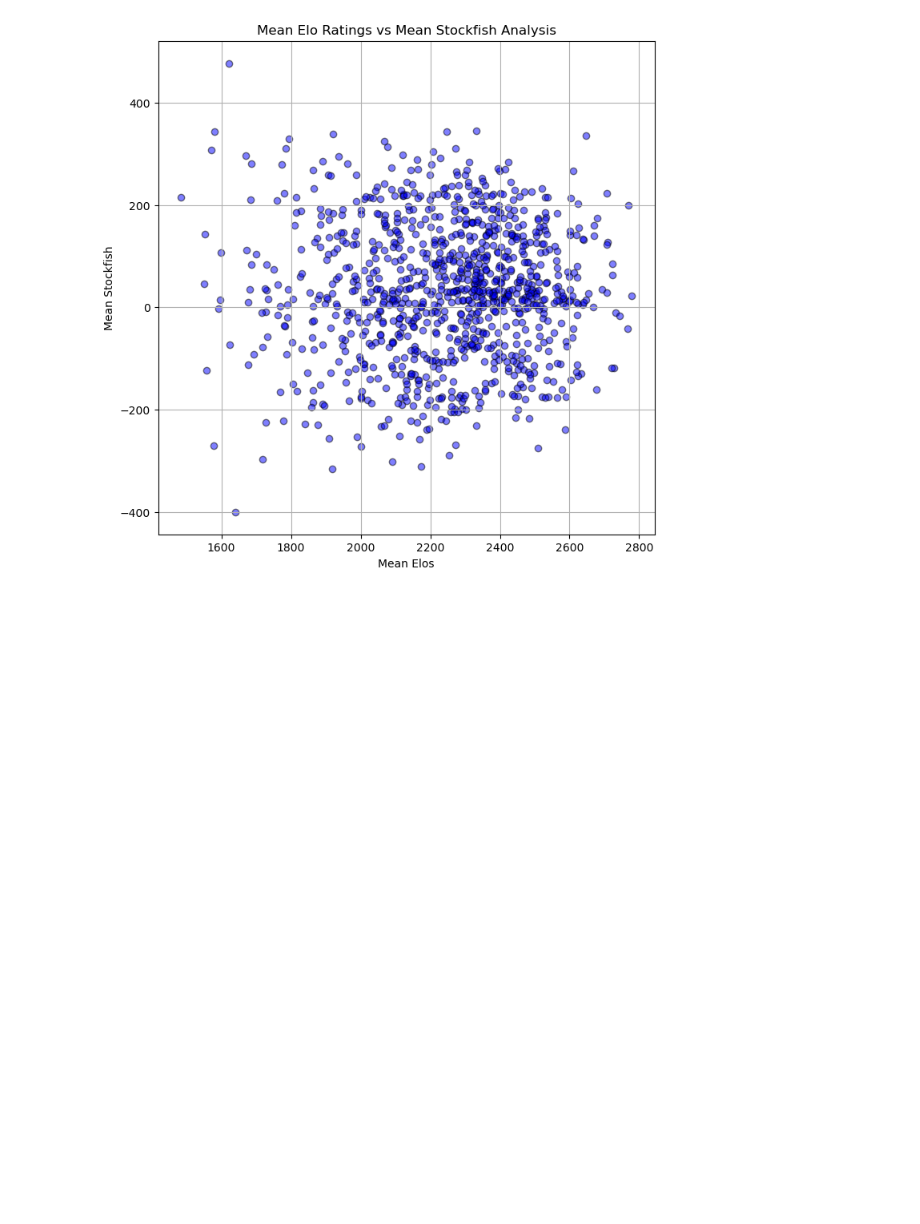
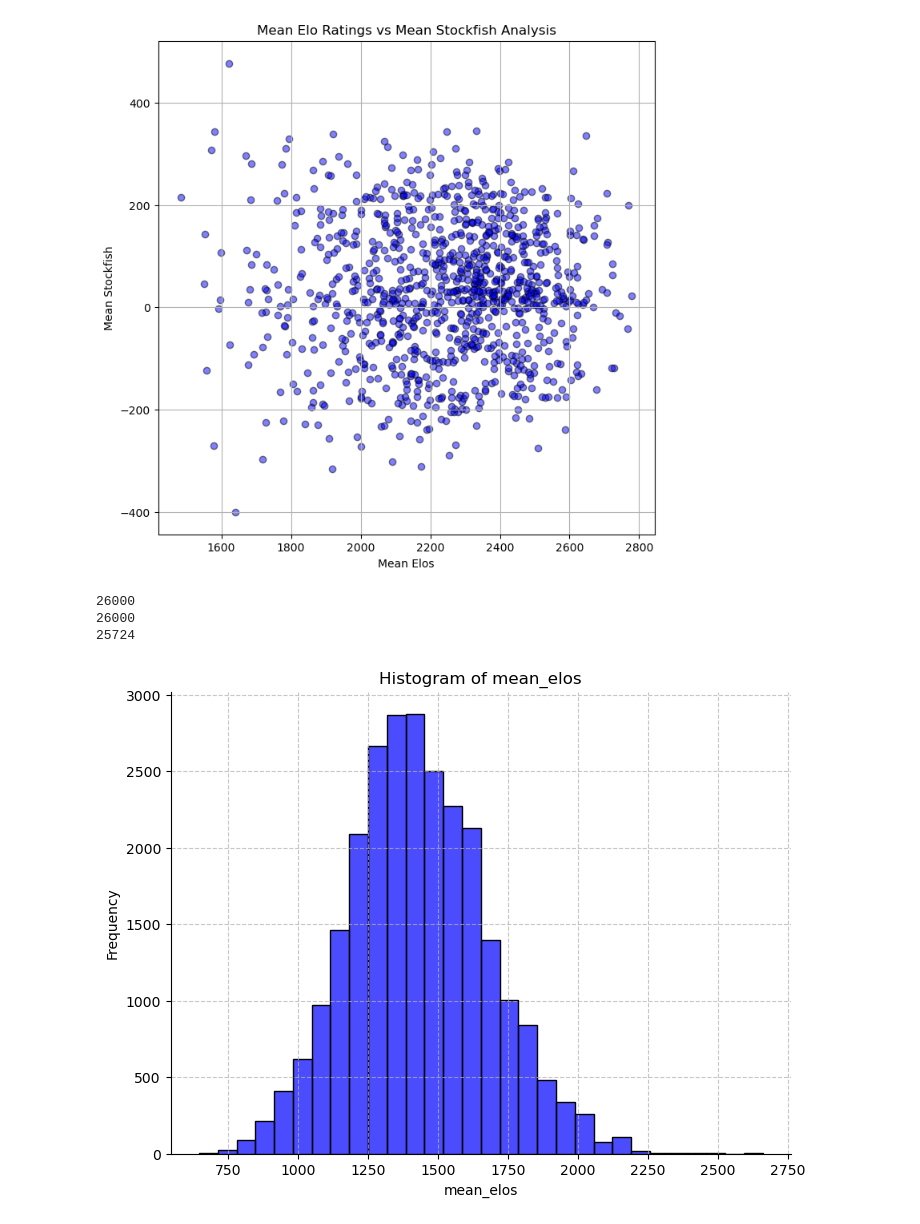
Before and after one commit to jonathan-wu1/Finding-Elo, a Jupyter notebook: eda.ipynb, the cells around one changed output. Drawn from its saved outputs; the diff is of its cells as text; code cells hidden in the pictures; blank space fills up the shorter version.

```diff
--- a/eda.ipynb
+++ b/eda.ipynb
@@ -166,3 +166,83 @@ plt.grid(True)
 plt.show()
 # %% [output]
 [figure]
+# %%
+import os
+import json
+import pandas as pd
+import numpy as np
+# Specify the folder containing NDJSON files
+folder_path = 'data/raw/fics'
+
+# List to store all data from all files
+all_data = []
+
+# Iterate over all files in the folder
+for file_name in os.listdir(folder_path):
+    if file_name.endswith('.ndjson'):
+        file_path = os.path.join(folder_path, file_name)
+
+        # Open and read the NDJSON file
+        with open(file_path, 'r') as file:
+            for line in file:
+                data = json.loads(line.strip())  # Parse each line as JSON
+                all_data.append(data)
+
+# `all_data` now contains all the data from all NDJSON files
+df = pd.DataFrame(all_data)
+df = df.fillna(0)
+# %%
+print(len(df))
+df = df.dropna(subset=['white_elo', 'black_elo'])
+print(len(df))
+df = df[df['white_cpl'].apply(lambda x: isinstance(x, (list, str)) and len(x) > 0)]
+df = df[df['black_cpl'].apply(lambda x: isinstance(x, (list, str)) and len(x) > 0)]
+print(len(df))
+df['white_elo'] = pd.to_numeric(df['white_elo'], errors='coerce')
+df['black_elo'] = pd.to_numeric(df['black_elo'], errors='coerce')
+
+
+df["ECO"] = df["ECO"].astype('category')
+df["Opening"] = df["Opening"].astype('category')
+df["result"] = df["result"].astype('category')
+
+df["mean_elos"] = df[['white_elo', 'black_elo']].mean(axis=1)
+df["diff_elos"] = df['white_elo'] - df['black_elo']
+
+df['white_mean'] = df['white_cpl'].apply(np.mean)
+df['white_std'] = df['white_cpl'].apply(np.std)
+df['white_min'] = df['white_cpl'].apply(np.min)
+df['white_max'] = df['white_cpl'].apply(np.max)
+
+df['black_mean'] = df['black_cpl'].apply(np.mean)
+df['black_std'] = df['black_cpl'].apply(np.std)
+df['black_min'] = df['black_cpl'].apply(np.min)
+df['black_max'] = df['black_cpl'].apply(np.max)
+
+df['stockfish_mean'] = df['stockfish_eval'].apply(np.mean)
+df['stockfish_std'] = df['stockfish_eval'].apply(np.std)
+df['stockfish_min'] = df['stockfish_eval'].apply(np.min)
+df['stockfish_max'] = df['stockfish_eval'].apply(np.max)
+# %% [output]
+26000
+26000
+25724
+# %%
+# Plotting the histogram
+plt.figure(figsize=(8, 6))
+sns.histplot(df['mean_elos'].dropna(), bins=30, alpha = 0.7, kde=False, color='blue')
+
+# Adding grid lines
+plt.grid(True, linestyle='--', alpha=0.7)
+
+# Removing the spines (lines around the plot)
+sns.despine()
+
+# Adding labels and title
+plt.title('Histogram of mean_elos')
+plt.xlabel('mean_elos')
+plt.ylabel('Frequency')
+
+plt.show()
+# %% [output]
+[figure, added]
```
Also changed, not shown: 32 other files.
